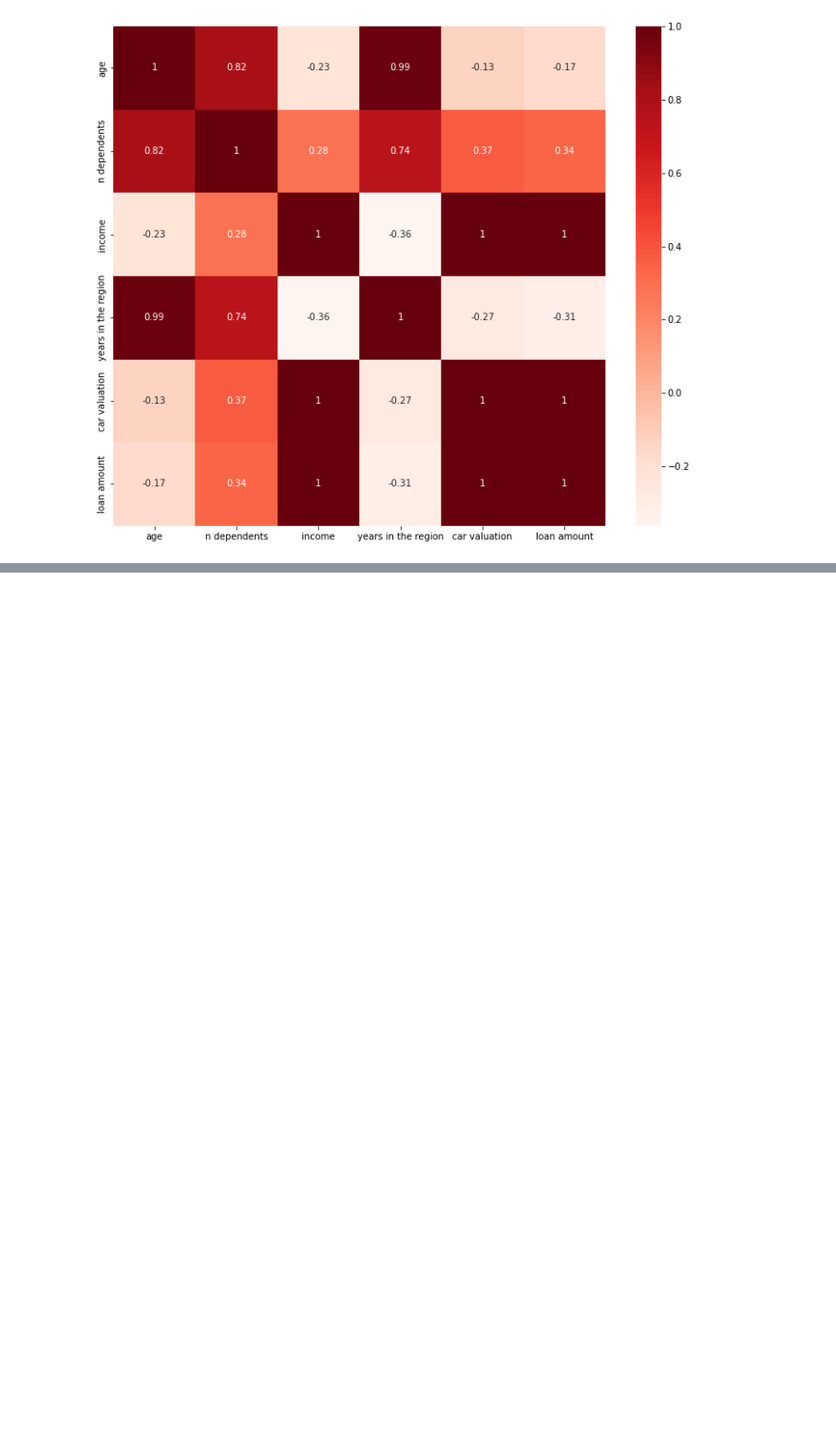
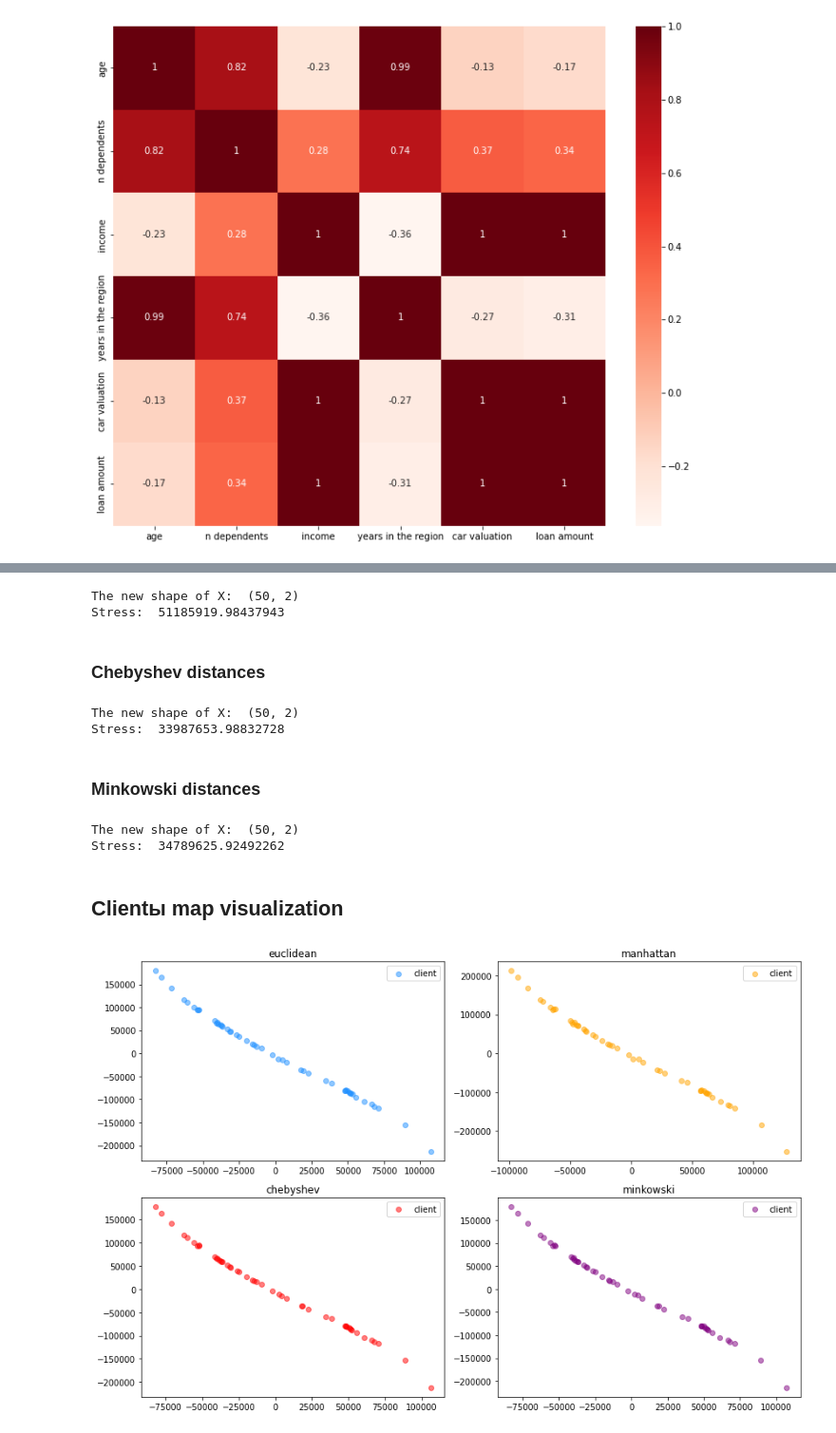
Before and after one commit to HSEDataAnalysis/LAB2, a Jupyter notebook: main.ipynb, the cells around one changed output, grey strips where cells are left out. Shown at 95% size. Cells and saved outputs as stored; diff of their text form; code cells hidden in the pictures; blank space fills up the shorter version.

```diff
--- a/main.ipynb
+++ b/main.ipynb
@@ -87,0 +152,2 @@ draw_corr_mat(df)
+# %%
+mds_euclidian = get_mds_clients(df, 'euclidean')
@@ -87,0 +159,26 @@ draw_corr_mat(df)
+# %%
+mds_manhattan = get_mds_clients(df, 'manhattan')
+# %% [output]
+The new shape of X:  (50, 2)
+Stress:  51185919.98437943
+# %% [markdown]
+### Chebyshev distances
+# %%
+mds_chebyshev = get_mds_clients(df, 'chebyshev')
+# %% [output]
+The new shape of X:  (50, 2)
+Stress:  33987653.98832728
+# %% [markdown]
+### Minkowski distances
+# %%
+mds_minkowski = get_mds_clients(df, 'minkowski')
+# %% [output]
+The new shape of X:  (50, 2)
+Stress:  34789625.92492262
+# %% [markdown]
+## Clientы map visualization
+# %%
+draw_client_map([mds_euclidian, mds_manhattan, mds_chebyshev, mds_minkowski],
+                ['euclidean', 'manhattan', 'chebyshev', 'minkowski'])
+# %% [output]
+[figure, added]
```
Also changed, not shown: parts of 11 cells of this notebook.
